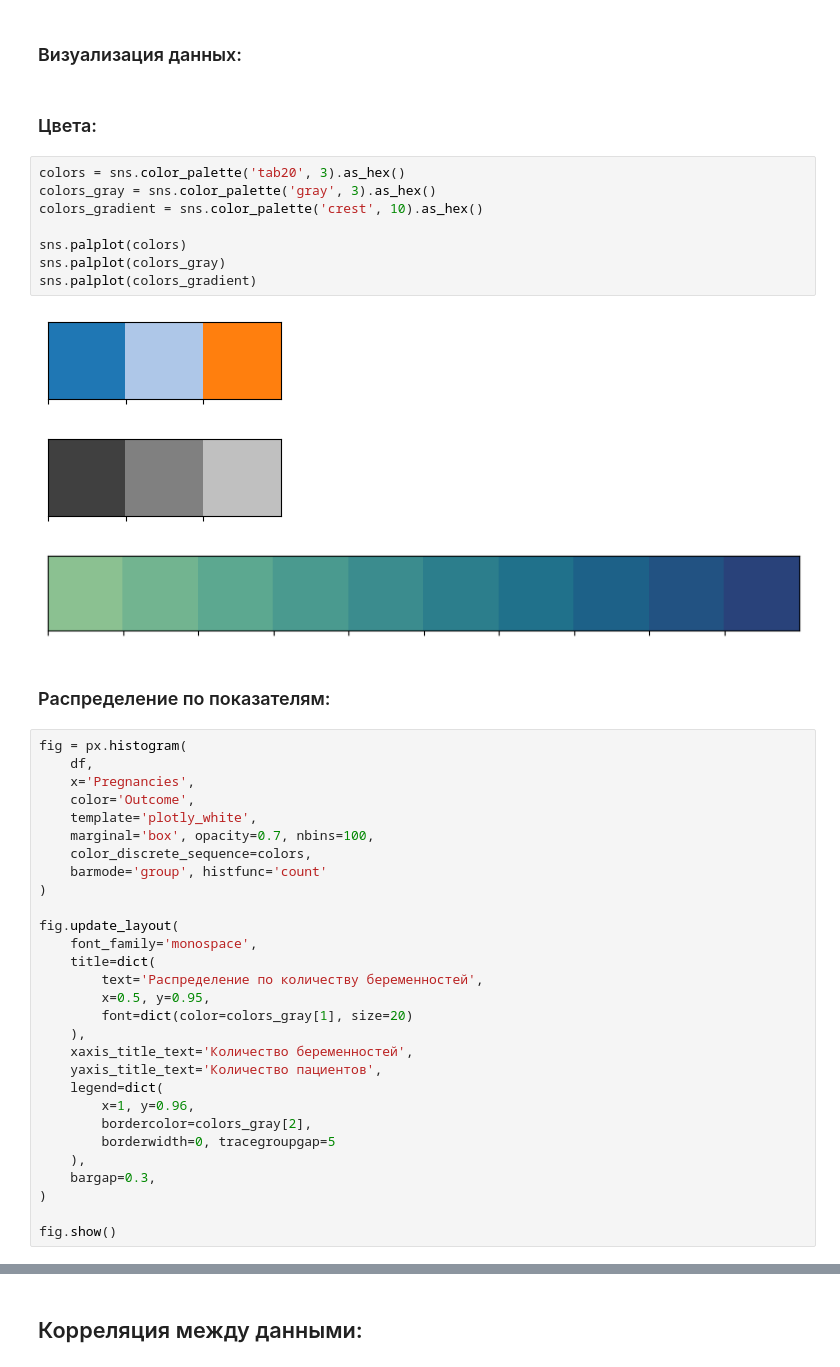
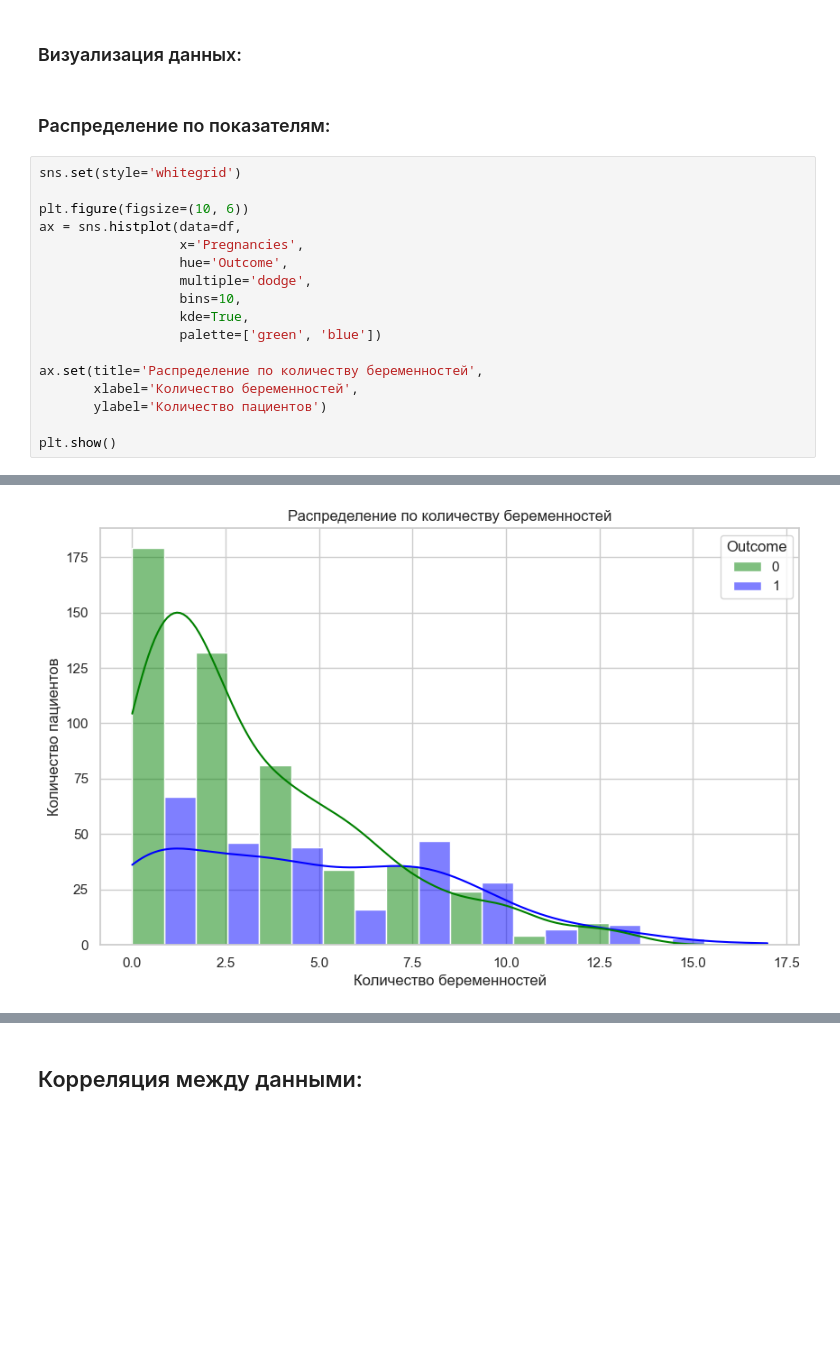
Before and after one commit to fnckednp/TIPiS_project, a Jupyter notebook: sourse/Diabetes_prediction.ipynb, the cells around one changed output, grey strips where cells are left out. Saved outputs shown, nothing was run; the diff lists cells and outputs as text; blank space fills up the shorter version.

```diff
--- a/sourse/Diabetes_prediction.ipynb
+++ b/sourse/Diabetes_prediction.ipynb
@@ -156,49 +156,23 @@ dtype: int64
 Пропущенных значений больше нет.
 # %% [markdown]
 ### Визуализация данных:
-# %% [markdown]
-### Цвета:
-# %%
-colors = sns.color_palette('tab20', 3).as_hex()
-colors_gray = sns.color_palette('gray', 3).as_hex()
-colors_gradient = sns.color_palette('crest', 10).as_hex()
-
-sns.palplot(colors)
-sns.palplot(colors_gray)
-sns.palplot(colors_gradient)
-# %% [output]
-[figure, removed]
-[figure, removed]
-[figure, removed]
 # %% [markdown]
 ### Распределение по показателям:
 # %%
-fig = px.histogram(
-    df,
-    x='Pregnancies',
-    color='Outcome',
-    template='plotly_white',
-    marginal='box', opacity=0.7, nbins=100,
-    color_discrete_sequence=colors,
-    barmode='group', histfunc='count'
-)
+sns.set(style='whitegrid')
 
-fig.update_layout(
-    font_family='monospace',
-    title=dict(
-        text='Распределение по количеству беременностей',
-        x=0.5, y=0.95,
-        font=dict(color=colors_gray[1], size=20)
-    ),
-    xaxis_title_text='Количество беременностей',
-    yaxis_title_text='Количество пациентов',
-    legend=dict(
-        x=1, y=0.96,
-        bordercolor=colors_gray[2],
-        borderwidth=0, tracegroupgap=5
-    ),
-    bargap=0.3,
-)
+plt.figure(figsize=(10, 6))
+ax = sns.histplot(data=df,
+                  x='Pregnancies',
+                  hue='Outcome',
+                  multiple='dodge',
+                  bins=10,
+                  kde=True,
+                  palette=['green', 'blue'])
 
-fig.show()
+ax.set(title='Распределение по количеству беременностей',
+       xlabel='Количество беременностей',
+       ylabel='Количество пациентов')
+
+plt.show()
 # %% [output]
@@ -206 +179,2 @@ fig.show()
+[figure, added]
 # %%
```
Also changed, not shown: parts of 25 cells of this notebook, 1 other file.
